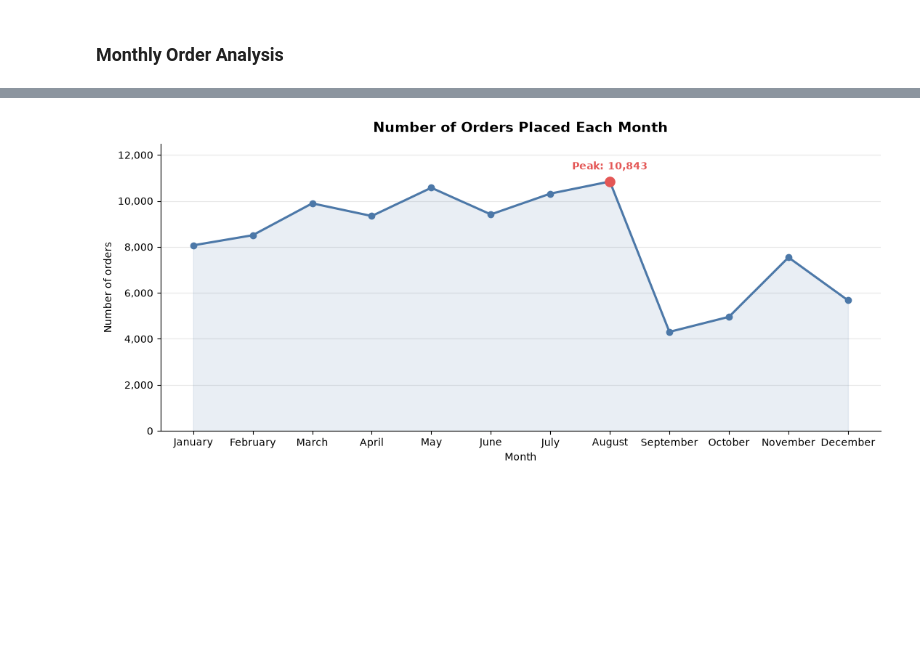
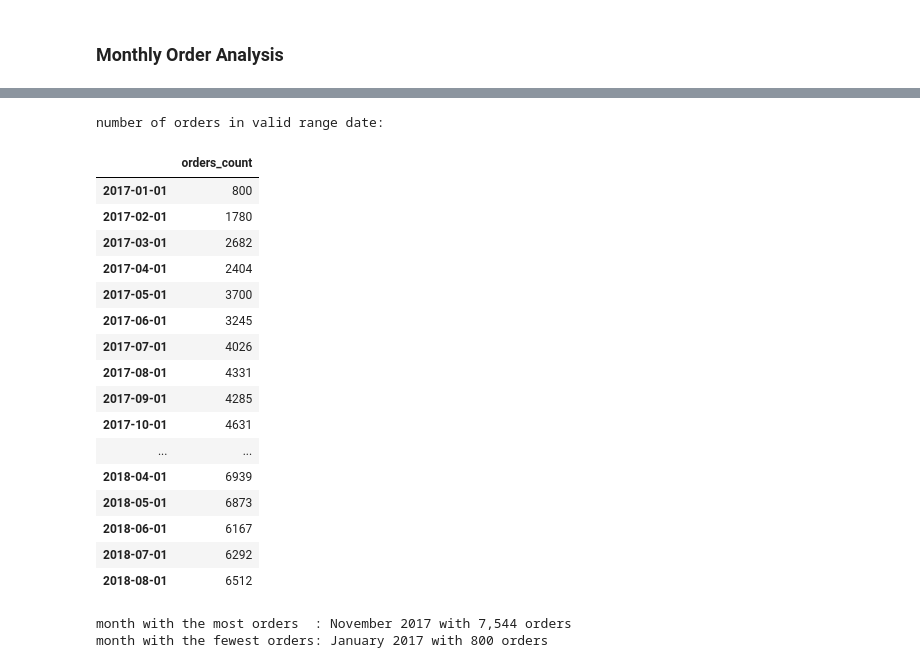
Before and after one commit to Abolfazl-Moradi006/Olist-data-analysis, a Jupyter notebook: Notebooks/3_Order Status & Time Trend Analysis.ipynb, the cells around one changed output, grey strips where cells are left out. Saved outputs shown, nothing was run; the diff lists cells and outputs as text; code cells hidden in the pictures; blank space fills up the shorter version.

```diff
--- a/Notebooks/3_Order Status & Time Trend Analysis.ipynb
+++ b/Notebooks/3_Order Status & Time Trend Analysis.ipynb
@@ -143,47 +136,0 @@ Month with the least orders: September with 4305 orders
-# %%
-fig, ax = plt.subplots(figsize=(11, 5))
-
-ax.plot(
-    monthly_order["order_month_name"],
-    monthly_order["orders_count"],
-    marker="o",
-    markersize=6,
-    linewidth=2.2,
-    color="#4C78A8",
-)
-
-# Light fill under the line
-ax.fill_between(
-    monthly_order["order_month_name"],
-    monthly_order["orders_count"],
-    alpha=0.12,
-    color="#4C78A8",
-)
-
-# Highlight the peak month
-peak = monthly_order.loc[monthly_order["orders_count"].idxmax()]
-ax.scatter(peak["order_month_name"], peak["orders_count"], color="#E45756", s=90, zorder=5)
-ax.annotate(
-    f"Peak: {peak['orders_count']:,}",
-    (peak["order_month_name"], peak["orders_count"]),
-    textcoords="offset points",
-    xytext=(0, 12),
-    ha="center",
-    fontsize=10,
-    fontweight="bold",
-    color="#E45756",
-)
-
-ax.set_title("Number of Orders Placed Each Month", fontsize=14, fontweight="bold", pad=12)
-ax.set_xlabel("Month")
-ax.set_ylabel("Number of orders")
-ax.set_ylim(0, monthly_order["orders_count"].max() * 1.15)  # room for the peak label
-ax.yaxis.set_major_formatter(plt.FuncFormatter(lambda x, _: f"{int(x):,}"))
-ax.grid(axis="y", alpha=0.3)
-ax.set_axisbelow(True)
-ax.spines[["top", "right"]].set_visible(False)
-
-plt.tight_layout()
-plt.show()
-# %% [output]
-[figure, removed]
@@ -189,0 +147,32 @@ plt.show()
+# %%
+#valid range information
+valid = timeline[START:END]
+
+max_date, max_val = valid.idxmax(), valid.max()
+min_date, min_val = valid.idxmin(), valid.min()
+
+print("number of orders in valid range date:")
+display(valid.to_frame())
+print(f"month with the most orders  : {max_date.strftime('%B %Y')} with {max_val:,} orders")
+print(f"month with the fewest orders: {min_date.strftime('%B %Y')} with {min_val:,} orders")
+# %% [output]
+number of orders in valid range date:
+|  | orders_count |
+| 2017-01-01 | 800 |
+| 2017-02-01 | 1780 |
+| 2017-03-01 | 2682 |
+| 2017-04-01 | 2404 |
+| 2017-05-01 | 3700 |
+| 2017-06-01 | 3245 |
+| 2017-07-01 | 4026 |
+| 2017-08-01 | 4331 |
+| 2017-09-01 | 4285 |
+| 2017-10-01 | 4631 |
+| ... | ... |
+| 2018-04-01 | 6939 |
+| 2018-05-01 | 6873 |
+| 2018-06-01 | 6167 |
+| 2018-07-01 | 6292 |
+| 2018-08-01 | 6512 |
+month with the most orders  : November 2017 with 7,544 orders
+month with the fewest orders: January 2017 with 800 orders
```
Also changed, not shown: parts of 3 cells of this notebook.
